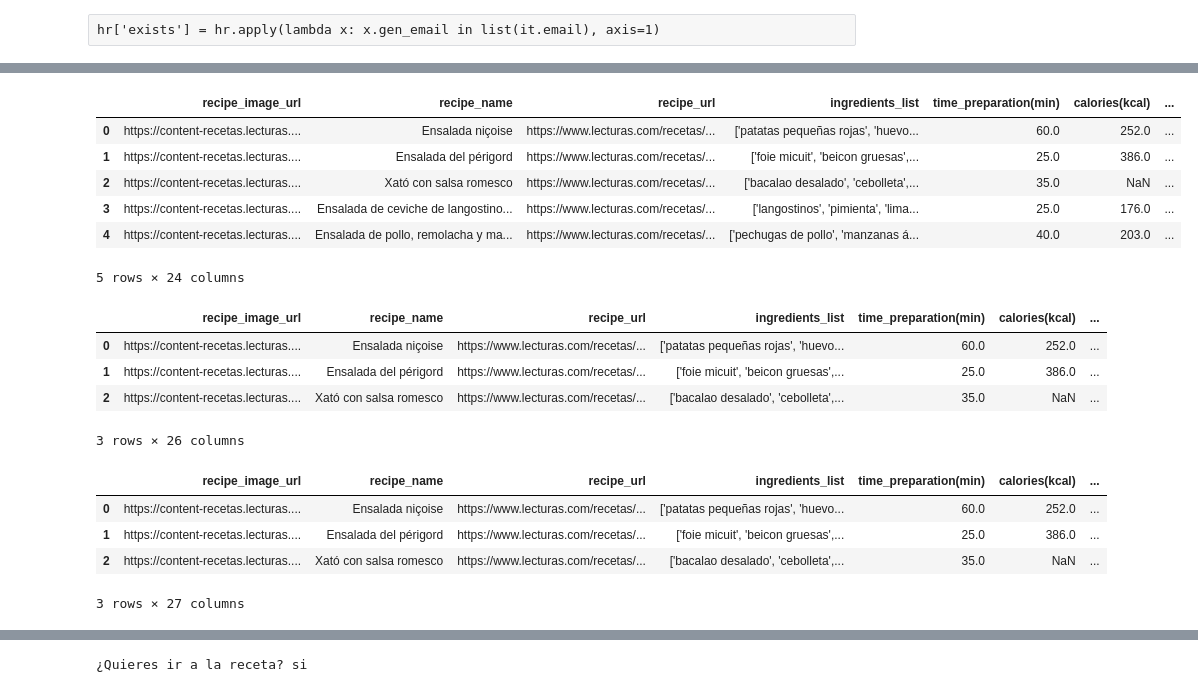
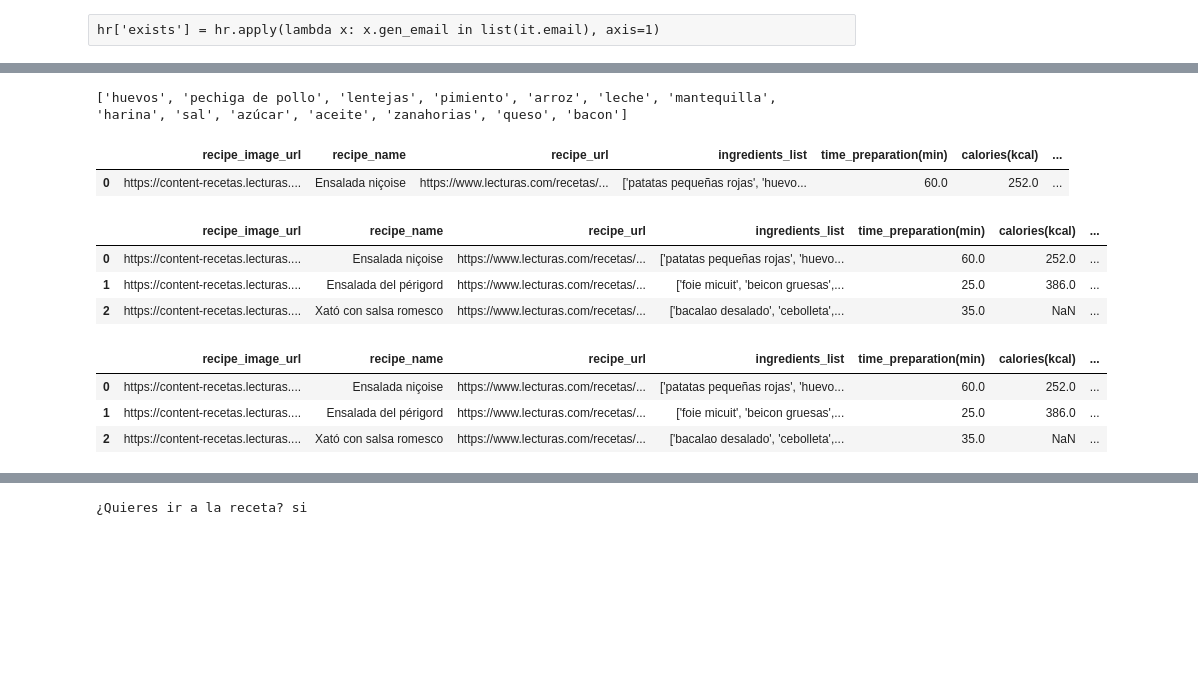
Before and after one commit to vkamg/Ironhack-Final-Project, a Jupyter notebook: notebooks/output.ipynb, the cells around one changed output, grey strips where cells are left out. Saved outputs shown, nothing was run; the diff lists cells and outputs as text; code cells hidden in the pictures; blank space fills up the shorter version.

```diff
--- a/notebooks/output.ipynb
+++ b/notebooks/output.ipynb
@@ -10,6 +10,8 @@ import webbrowser
 # %%
 recipe_df = pd.read_csv('../data/processed/recipe_df.csv')
 
+pd.set_option('max_columns', None)
+
 recipe_df.head()
 # %% [output]
 |  | recipe_image_url | recipe_name | recipe_url | ingredients_list | time_preparation(min) | calories(kcal) | ... |
@@ -45,6 +49,10 @@ def input_list(string):
     return input_list
 
 input_ingred = input_list(input_ing)
+
+print(input_ingred)
+# %% [output]
+['huevos', 'pechiga de pollo', 'lentejas', 'pimiento', 'arroz', 'leche', 'mantequilla', 'harina', 'sal', 'azúcar', 'aceite', 'zanahorias', 'queso', 'bacon']
 # %%
 def fuzzy_columns(column, input_string):
     ingred_list = ast.literal_eval(column)
@@ -58,15 +66,10 @@ def fuzzy_columns(column, input_string):
 for ingred in input_ingred:
     recipe_df[ingred] = recipe_df.apply(lambda x: fuzzy_columns(x["ingredients_list"], ingred), axis=1)
 # %%
-recipe_df.head()
+recipe_df.head(1)
 # %% [output]
 |  | recipe_image_url | recipe_name | recipe_url | ingredients_list | time_preparation(min) | calories(kcal) | ... |
 | 0 | https://content-recetas.lecturas.... | Ensalada niçoise | https://www.lecturas.com/recetas/... | ['patatas pequeñas rojas', 'huevo... | 60.0 | 252.0 | ... |
-| 1 | https://content-recetas.lecturas.... | Ensalada del périgord | https://www.lecturas.com/recetas/... | ['foie micuit', 'beicon gruesas',... | 25.0 | 386.0 | ... |
-| 2 | https://content-recetas.lecturas.... | Xató con salsa romesco | https://www.lecturas.com/recetas/... | ['bacalao desalado', 'cebolleta',... | 35.0 | NaN | ... |
-| 3 | https://content-recetas.lecturas.... | Ensalada de ceviche de langostino... | https://www.lecturas.com/recetas/... | ['langostinos', 'pimienta', 'lima... | 25.0 | 176.0 | ... |
-| 4 | https://content-recetas.lecturas.... | Ensalada de pollo, remolacha y ma... | https://www.lecturas.com/recetas/... | ['pechugas de pollo', 'manzanas á... | 40.0 | 203.0 | ... |
-5 rows × 24 columns
 # %%
 recipe_df["active_ingred"] = recipe_df.select_dtypes(include=['bool']).sum(axis=1)
 # %%
@@ -82,7 +85,6 @@ recipe_df.head(3)
 | 0 | https://content-recetas.lecturas.... | Ensalada niçoise | https://www.lecturas.com/recetas/... | ['patatas pequeñas rojas', 'huevo... | 60.0 | 252.0 | ... |
 | 1 | https://content-recetas.lecturas.... | Ensalada del périgord | https://www.lecturas.com/recetas/... | ['foie micuit', 'beicon gruesas',... | 25.0 | 386.0 | ... |
 | 2 | https://content-recetas.lecturas.... | Xató con salsa romesco | https://www.lecturas.com/recetas/... | ['bacalao desalado', 'cebolleta',... | 35.0 | NaN | ... |
-3 rows × 26 columns
 # %%
 def rating(match, missing):
     result = 0.75*match-0.25*missing
@@ -96,7 +98,6 @@ recipe_df.head(3)
 | 0 | https://content-recetas.lecturas.... | Ensalada niçoise | https://www.lecturas.com/recetas/... | ['patatas pequeñas rojas', 'huevo... | 60.0 | 252.0 | ... |
 | 1 | https://content-recetas.lecturas.... | Ensalada del périgord | https://www.lecturas.com/recetas/... | ['foie micuit', 'beicon gruesas',... | 25.0 | 386.0 | ... |
 | 2 | https://content-recetas.lecturas.... | Xató con salsa romesco | https://www.lecturas.com/recetas/... | ['bacalao desalado', 'cebolleta',... | 35.0 | NaN | ... |
-3 rows × 27 columns
 # %%
 filter_principal = recipe_df['main_category'] == "principal"
 
```
Also changed, not shown: parts of 6 cells of this notebook, 5 other files.
